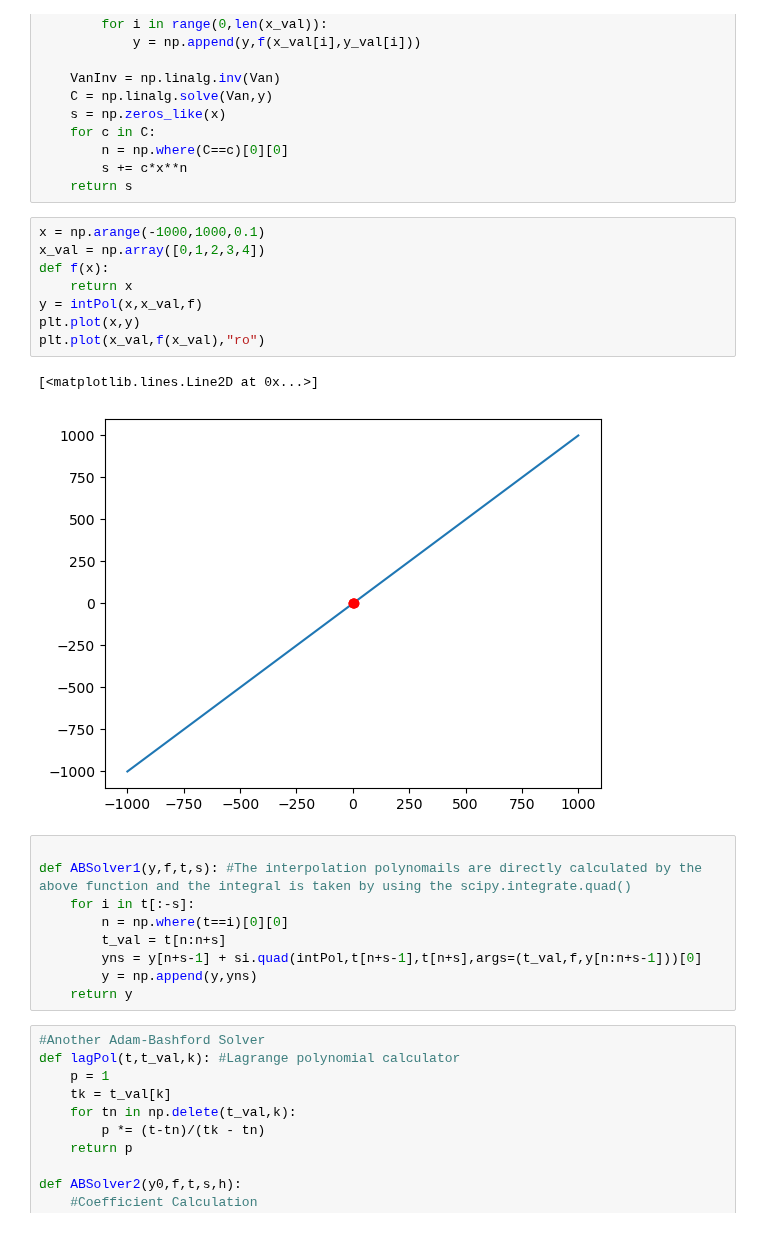
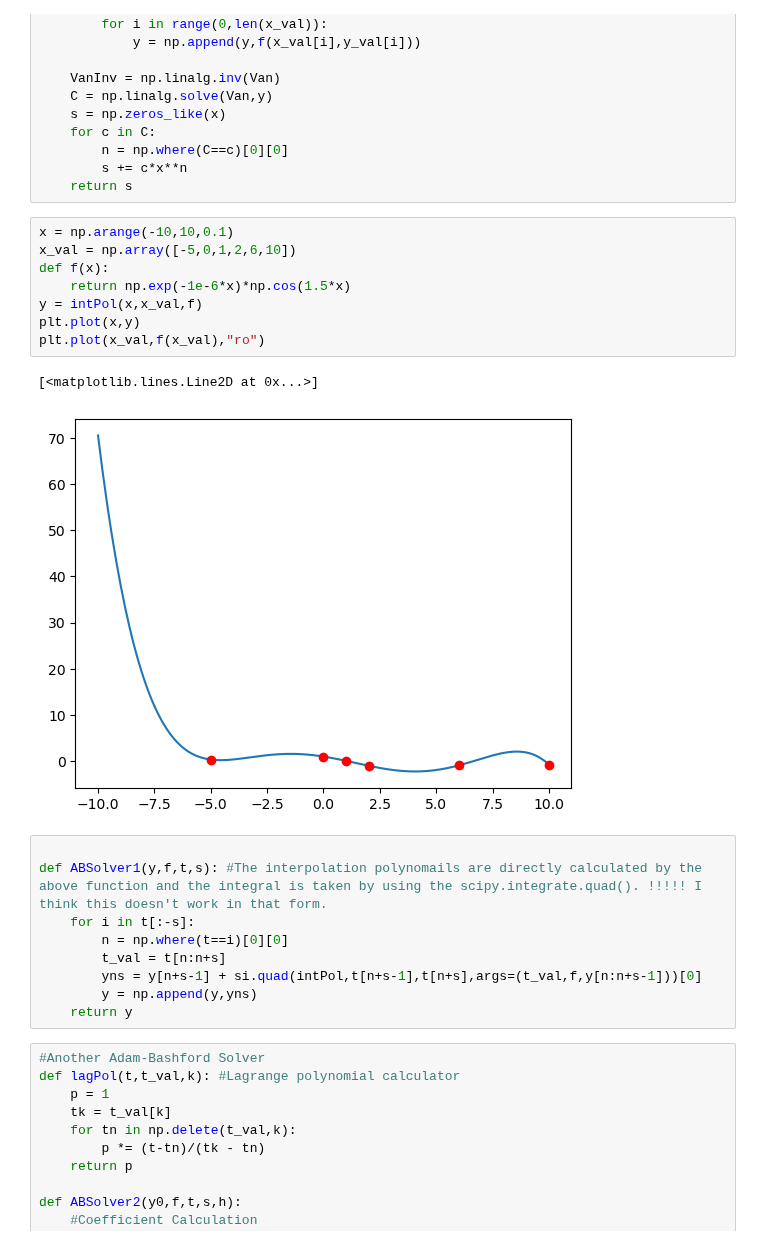
Before and after one commit to AyberkNardan/Numerical-ODE--PDE, a Jupyter notebook: Multi Step Methods/MultiStepMethods.ipynb, the cells around one changed output. Drawn from its saved outputs; the diff is of its cells as text.

```diff
--- a/Multi Step Methods/MultiStepMethods.ipynb
+++ b/Multi Step Methods/MultiStepMethods.ipynb
@@ -49,19 +49,19 @@ def intPol(x,x_val,f,y_val=None):
         s += c*x**n
     return s
 # %%
-x = np.arange(-1000,1000,0.1)
-x_val = np.array([0,1,2,3,4])
+x = np.arange(-10,10,0.1)
+x_val = np.array([-5,0,1,2,6,10])
 def f(x):
-    return x
+    return np.exp(-1e-6*x)*np.cos(1.5*x)
 y = intPol(x,x_val,f)
 plt.plot(x,y)
 plt.plot(x_val,f(x_val),"ro")
 # %% [output]
 [<matplotlib.lines.Line2D at 0x...>]
-[figure, old version]
+[figure, new version]
 # %%
 
-def ABSolver1(y,f,t,s): #The interpolation polynomails are directly calculated by the above function and the integral is taken by using the scipy.integrate.quad()
+def ABSolver1(y,f,t,s): #The interpolation polynomails are directly calculated by the above function and the integral is taken by using the scipy.integrate.quad(). !!!!! I think this doesn't work in that form.
     for i in t[:-s]:
         n = np.where(t==i)[0][0]
         t_val = t[n:n+s]
```
